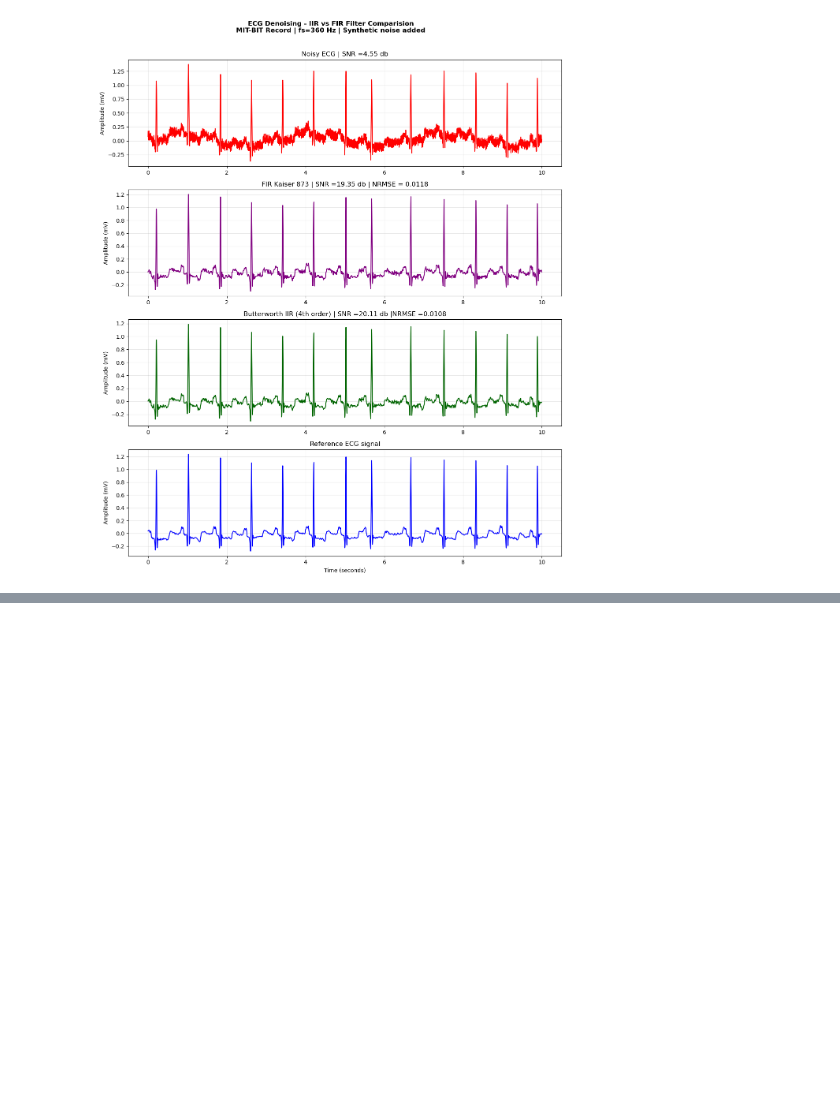
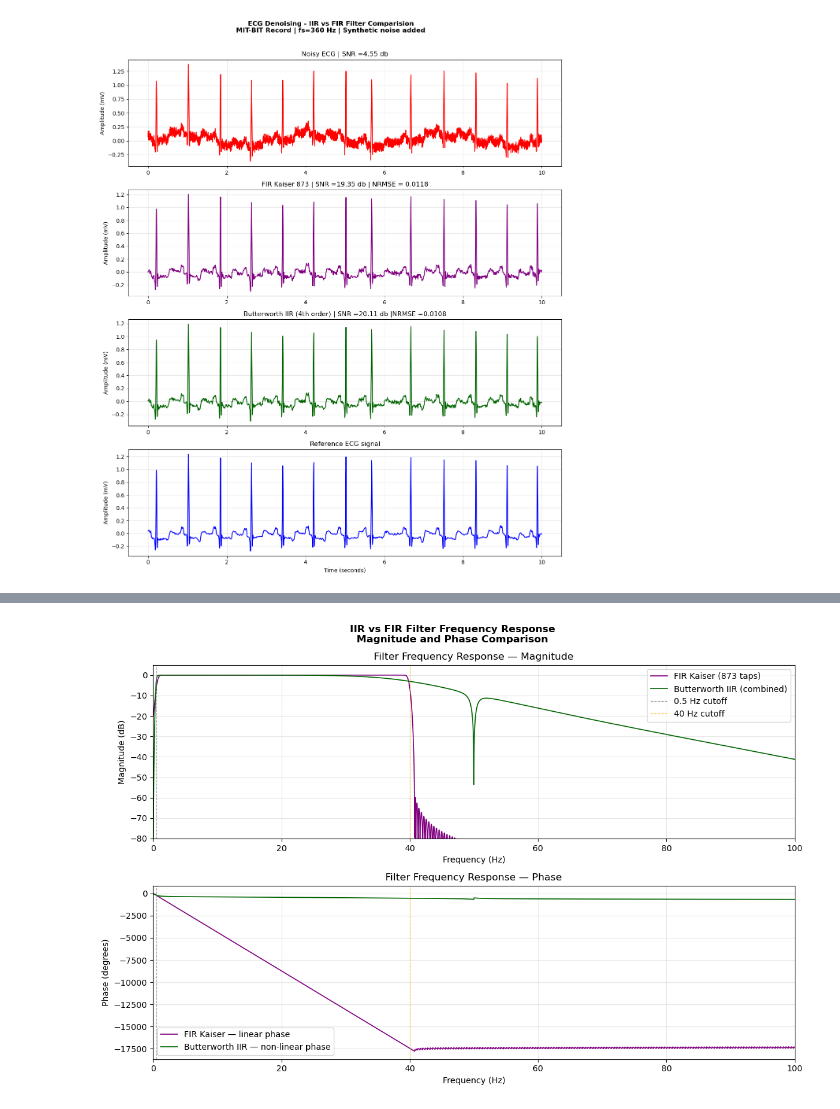
Before and after one commit to santhoshrk08/dsp_learning, a Jupyter notebook: ecg_denoising_project.ipynb, the cells around one changed output, grey strips where cells are left out. Drawn from its saved outputs; the diff is of its cells as text; code cells hidden in the pictures; blank space fills up the shorter version.

```diff
--- a/ecg_denoising_project.ipynb
+++ b/ecg_denoising_project.ipynb
@@ -328,0 +379,67 @@ plt.show()
+# %%
+# ── Recompute filter coefficients for frequency response ─────────────────
+# Butterworth pipeline: HP(0.5Hz) + Notch(50Hz) + LP(40Hz)
+nyq = fs / 2
+
+b_hp ,a_hp =butter(4,0.5/nyq,btype='high')
+b_notch,a_notch=iirnotch(50,30,fs)
+b_lp,a_lp=butter(4,40/nyq,btype='low')
+
+# FIR Kaiser coefficients
+numtaps ,beta=kaiserord(60,1.5/nyq)
+if numtaps%2==0:
+    numtaps+=1
+fir_coeffs=firwin(numtaps,[0.5/nyq,40/nyq],pass_zero=False,window=('kaiser',beta))
+
+# Frequency response
+w_hp, h_hp = freqz(b_hp,a_hp,worN=8000,fs=fs)
+w_notch,h_notch = freqz(b_notch,a_notch,worN=8000,fs=fs)
+w_lp,    h_lp    = freqz(b_lp,    a_lp,    worN=8000, fs=fs)
+w_fir,   h_fir   = freqz(fir_coeffs, 1.0,  worN=8000, fs=fs)
+
+# Combined Butterworth response (multiply all three stages)
+h_butter_combined=h_hp*h_notch*h_lp
+
+# Plot
+fig,axes=plt.subplots(2,1,figsize=(12,8))
+
+# Magnitude response
+axes[0].plot(w_fir,    20*np.log10(np.abs(h_fir) + 1e-10),
+             color='purple',    linewidth=1.2, label='FIR Kaiser (873 taps)')
+axes[0].plot(w_hp,     20*np.log10(np.abs(h_butter_combined) + 1e-10),
+             color='darkgreen', linewidth=1.2, label='Butterworth IIR (combined)')
+axes[0].axvline(x=0.5, color='gray',   linestyle='--',
+                linewidth=0.8, label='0.5 Hz cutoff')
+axes[0].axvline(x=40,  color='orange', linestyle='--',
+                linewidth=0.8, label='40 Hz cutoff')
+axes[0].set_xlim([0, 100])
+axes[0].set_ylim([-80, 5])
+axes[0].set_xlabel('Frequency (Hz)')
+axes[0].set_ylabel('Magnitude (dB)')
+axes[0].set_title('Filter Frequency Response — Magnitude')
+axes[0].legend()
+axes[0].grid(True, alpha=0.3)
+
+# Phase
+axes[1].plot(w_fir,    np.unwrap(np.angle(h_fir)) * 180/np.pi,
+             color='purple',    linewidth=1.2, label='FIR Kaiser — linear phase')
+axes[1].plot(w_hp,     np.unwrap(np.angle(h_butter_combined)) * 180/np.pi,
+             color='darkgreen', linewidth=1.2, label='Butterworth IIR — non-linear phase')
+axes[1].axvline(x=0.5, color='gray',   linestyle='--', linewidth=0.8)
+axes[1].axvline(x=40,  color='orange', linestyle='--', linewidth=0.8)
+axes[1].set_xlim([0, 100])
+axes[1].set_xlabel('Frequency (Hz)')
+axes[1].set_ylabel('Phase (degrees)')
+axes[1].set_title('Filter Frequency Response — Phase')
+axes[1].legend()
+axes[1].grid(True, alpha=0.3)
+
+plt.suptitle('IIR vs FIR Filter Frequency Response\n'
+             'Magnitude and Phase Comparison',
+             fontsize=12, fontweight='bold')
+plt.tight_layout()
+plt.savefig('output images/filter_frequency_response.png',
+            dpi=150, bbox_inches='tight')
+plt.show()
+# %% [output]
+[figure, added]
```
Also changed, not shown: parts of 9 cells of this notebook, 7 other files.
